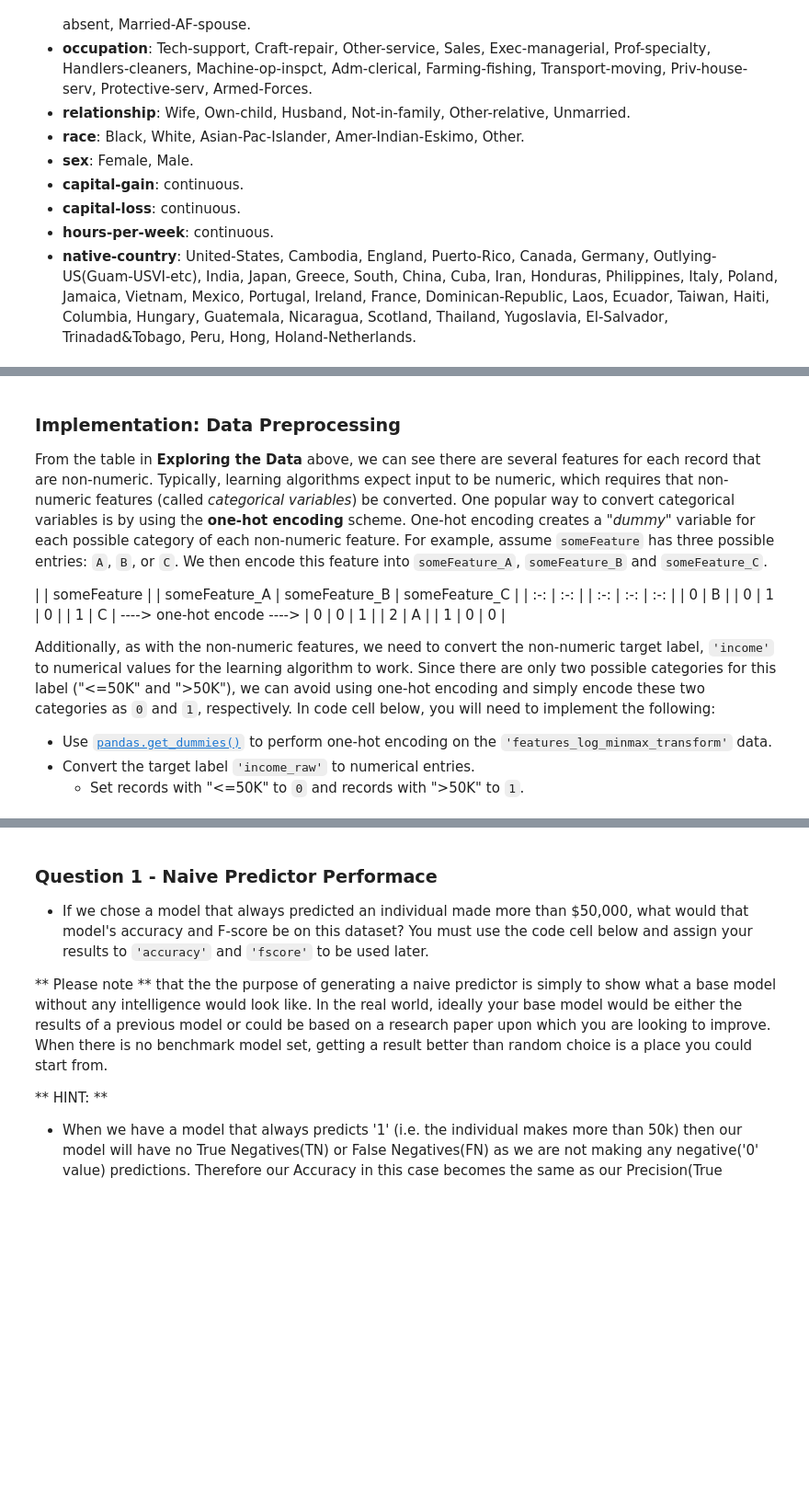
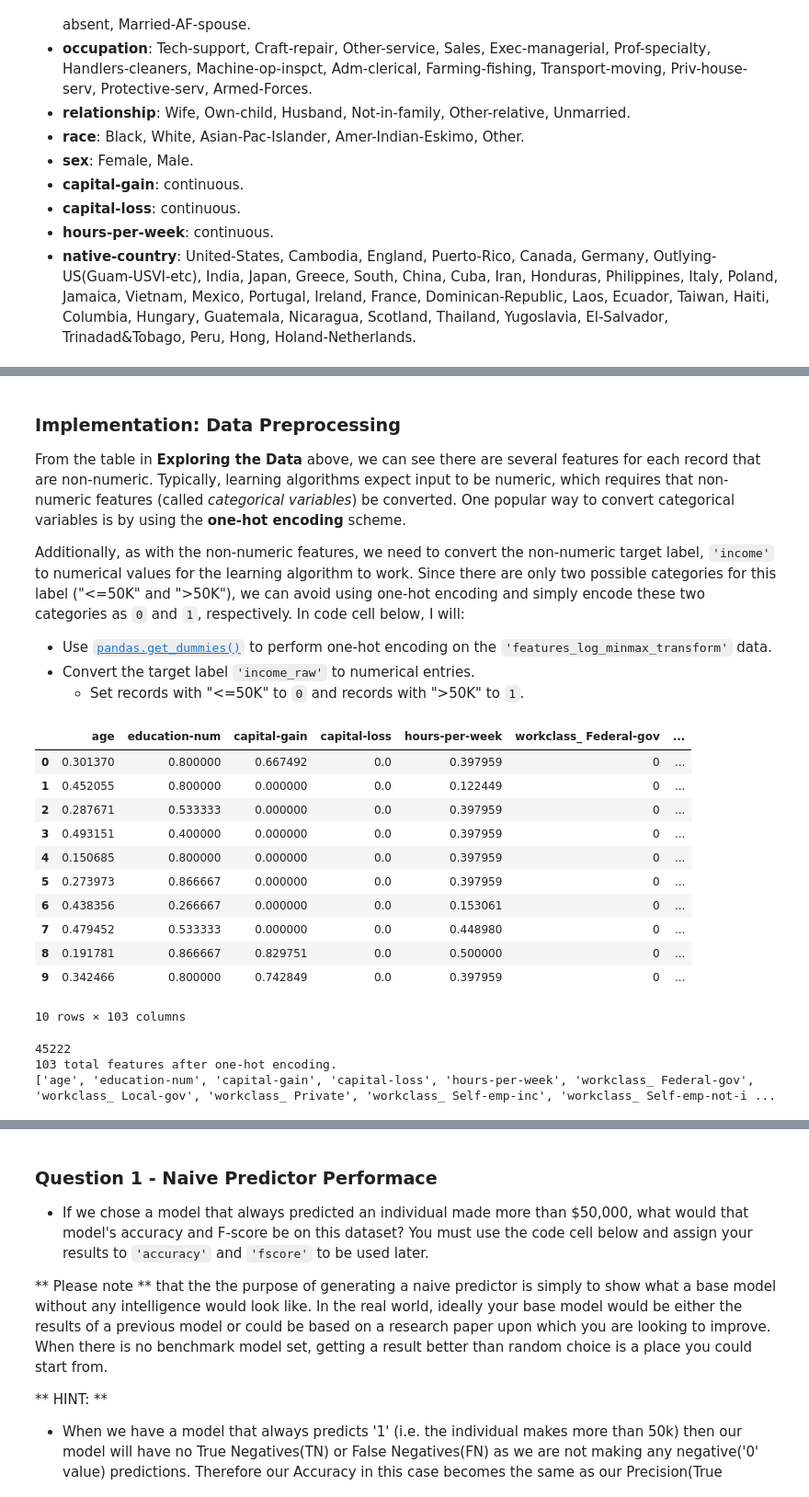
Before and after one commit to bentsai10/MLFindingDonorsProject, a Jupyter notebook: finding_donors.ipynb, the cells around one changed output, grey strips where cells are left out. Shown at 92% size. Cells and saved outputs as stored; diff of their text form; code cells hidden in the pictures; blank space fills up the shorter version.

```diff
--- a/finding_donors.ipynb
+++ b/finding_donors.ipynb
@@ -127,31 +146,42 @@ display(features_log_minmax_transform.head(n = 5))
 # %% [markdown]
 ### Implementation: Data Preprocessing
 
-From the table in **Exploring the Data** above, we can see there are several features for each record that are non-numeric. Typically, learning algorithms expect input to be numeric, which requires that non-numeric features (called *categorical variables*) be converted. One popular way to convert categorical variables is by using the **one-hot encoding** scheme. One-hot encoding creates a _"dummy"_ variable for each possible category of each non-numeric feature. For example, assume `someFeature` has three possible entries: `A`, `B`, or `C`. We then encode this feature into `someFeature_A`, `someFeature_B` and `someFeature_C`.
+From the table in **Exploring the Data** above, we can see there are several features for each record that are non-numeric. Typically, learning algorithms expect input to be numeric, which requires that non-numeric features (called *categorical variables*) be converted. One popular way to convert categorical variables is by using the **one-hot encoding** scheme.
 
-|   | someFeature |                    | someFeature_A | someFeature_B | someFeature_C |
-| :-: | :-: |                            | :-: | :-: | :-: |
-| 0 |  B  |  | 0 | 1 | 0 |
-| 1 |  C  | ----> one-hot encode ----> | 0 | 0 | 1 |
-| 2 |  A  |  | 1 | 0 | 0 |
-
-Additionally, as with the non-numeric features, we need to convert the non-numeric target label, `'income'` to numerical values for the learning algorithm to work. Since there are only two possible categories for this label ("<=50K" and ">50K"), we can avoid using one-hot encoding and simply encode these two categories as `0` and `1`, respectively. In code cell below, you will need to implement the following:
+Additionally, as with the non-numeric features, we need to convert the non-numeric target label, `'income'` to numerical values for the learning algorithm to work. Since there are only two possible categories for this label ("<=50K" and ">50K"), we can avoid using one-hot encoding and simply encode these two categories as `0` and `1`, respectively. In code cell below, I will:
  - Use [`pandas.get_dummies()`](http://pandas.pydata.org/pandas-docs/stable/generated/pandas.get_dummies.html?highlight=get_dummies#pandas.get_dummies) to perform one-hot encoding on the `'features_log_minmax_transform'` data.
  - Convert the target label `'income_raw'` to numerical entries.
    - Set records with "<=50K" to `0` and records with ">50K" to `1`.
 # %%
 # TODO: One-hot encode the 'features_log_minmax_transform' data using pandas.get_dummies()
-features_final = None
-
+features_final = pd.get_dummies(features_log_minmax_transform)
+display(features_final.head(n=10))
+print(features_final.shape[0])
 # TODO: Encode the 'income_raw' data to numerical values
-income = None
+income = income_raw.apply(lambda x: 1 if x == '>50K' else 0)
 
 # Print the number of features after one-hot encoding
 encoded = list(features_final.columns)
 print("{} total features after one-hot encoding.".format(len(encoded)))
 
 # Uncomment the following line to see the encoded feature names
-# print encoded
+print (encoded)
+# %% [output]
+|  | age | education-num | capital-gain | capital-loss | hours-per-week | workclass_ Federal-gov | ... |
+| 0 | 0.301370 | 0.800000 | 0.667492 | 0.0 | 0.397959 | 0 | ... |
+| 1 | 0.452055 | 0.800000 | 0.000000 | 0.0 | 0.122449 | 0 | ... |
+| 2 | 0.287671 | 0.533333 | 0.000000 | 0.0 | 0.397959 | 0 | ... |
+| 3 | 0.493151 | 0.400000 | 0.000000 | 0.0 | 0.397959 | 0 | ... |
+| 4 | 0.150685 | 0.800000 | 0.000000 | 0.0 | 0.397959 | 0 | ... |
+| 5 | 0.273973 | 0.866667 | 0.000000 | 0.0 | 0.397959 | 0 | ... |
+| 6 | 0.438356 | 0.266667 | 0.000000 | 0.0 | 0.153061 | 0 | ... |
+| 7 | 0.479452 | 0.533333 | 0.000000 | 0.0 | 0.448980 | 0 | ... |
+| 8 | 0.191781 | 0.866667 | 0.829751 | 0.0 | 0.500000 | 0 | ... |
+| 9 | 0.342466 | 0.800000 | 0.742849 | 0.0 | 0.397959 | 0 | ... |
+10 rows × 103 columns
+45222
+103 total features after one-hot encoding.
+['age', 'education-num', 'capital-gain', 'capital-loss', 'hours-per-week', 'workclass_ Federal-gov', 'workclass_ Local-gov', 'workclass_ Private', 'workclass_ Self-emp-inc', 'workclass_ Self-emp-not-i ...
 # %% [markdown]
 ### Shuffle and Split Data
 Now all _categorical variables_ have been converted into numerical features, and all numerical features have been normalized. As always, we will now split the data (both features and their labels) into training and test sets. 80% of the data will be used for training and 20% for testing.
```
Also changed, not shown: parts of 26 cells of this notebook.
